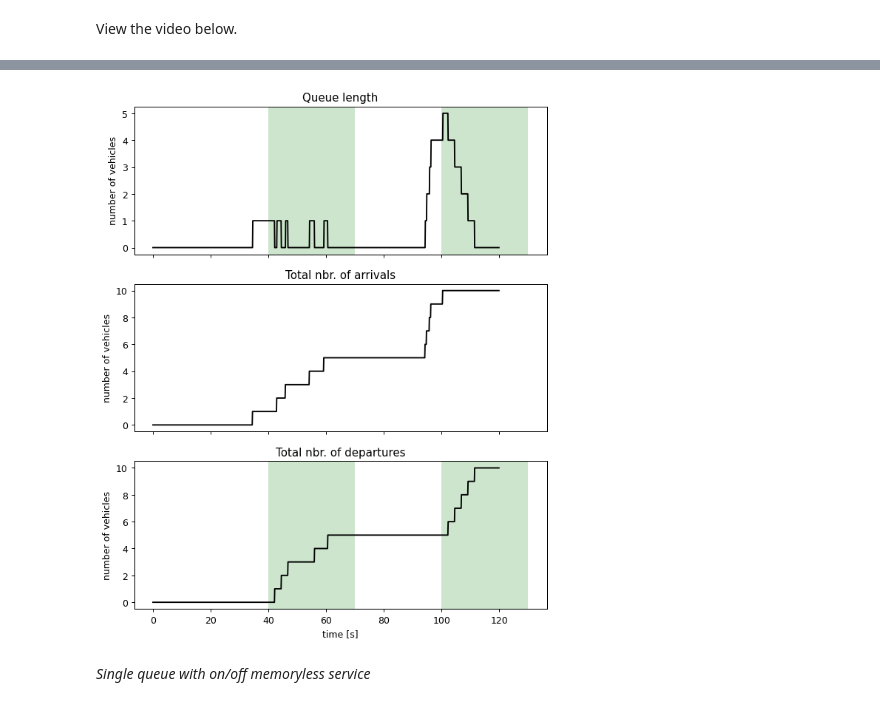
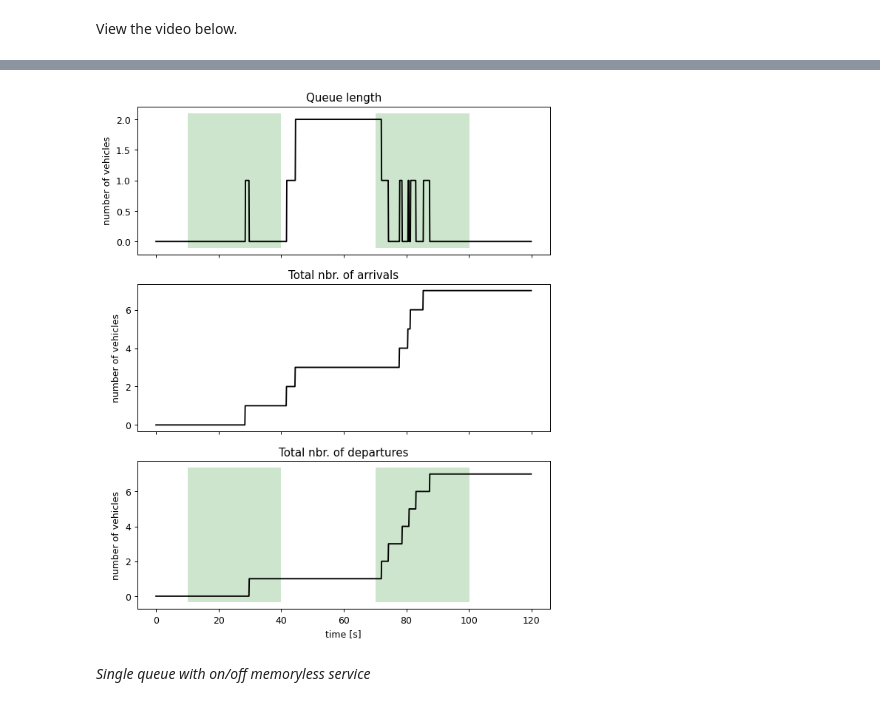
Before and after one commit to KingJohanna/vehicle-traffic-congestion-control, a Jupyter notebook: Simulation_3x3.ipynb, the cells around one changed output, grey strips where cells are left out. Saved outputs shown, nothing was run; the diff lists cells and outputs as text; code cells hidden in the pictures.

```diff
--- a/Simulation_3x3.ipynb
+++ b/Simulation_3x3.ipynb
@@ -159,10 +159,10 @@ HTML("""
 # %% [output]
 [interactive output not drawn]
 # %%
-fig, axs = intersection_system_1.plot_queue_stats(plt=plt, grid_ind=(1,1), direction='E', end_time=round(intersection_system_1.time), delta_t=0.1, traffic_light=simple_ew22,fig_size=(8,10))
-#plt.savefig('figs/northbound_(0,0)', bbox_inches='tight')
+fig, axs = intersection_system_1.plot_queue_stats(plt=plt, grid_ind=(0,1), direction='E', end_time=round(intersection_system_1.time), delta_t=0.1, traffic_light=simple_ew12,fig_size=(8,10))
+plt.savefig('figs/3x3_eastbound_(0,1)_1', bbox_inches='tight')
 # %% [output]
-[figure, old version]
+[figure, new version]
 # %% [markdown]
 *Single queue with on/off memoryless service*
 # %%
```
Also changed, not shown: parts of 6 cells of this notebook, 5 other files.
